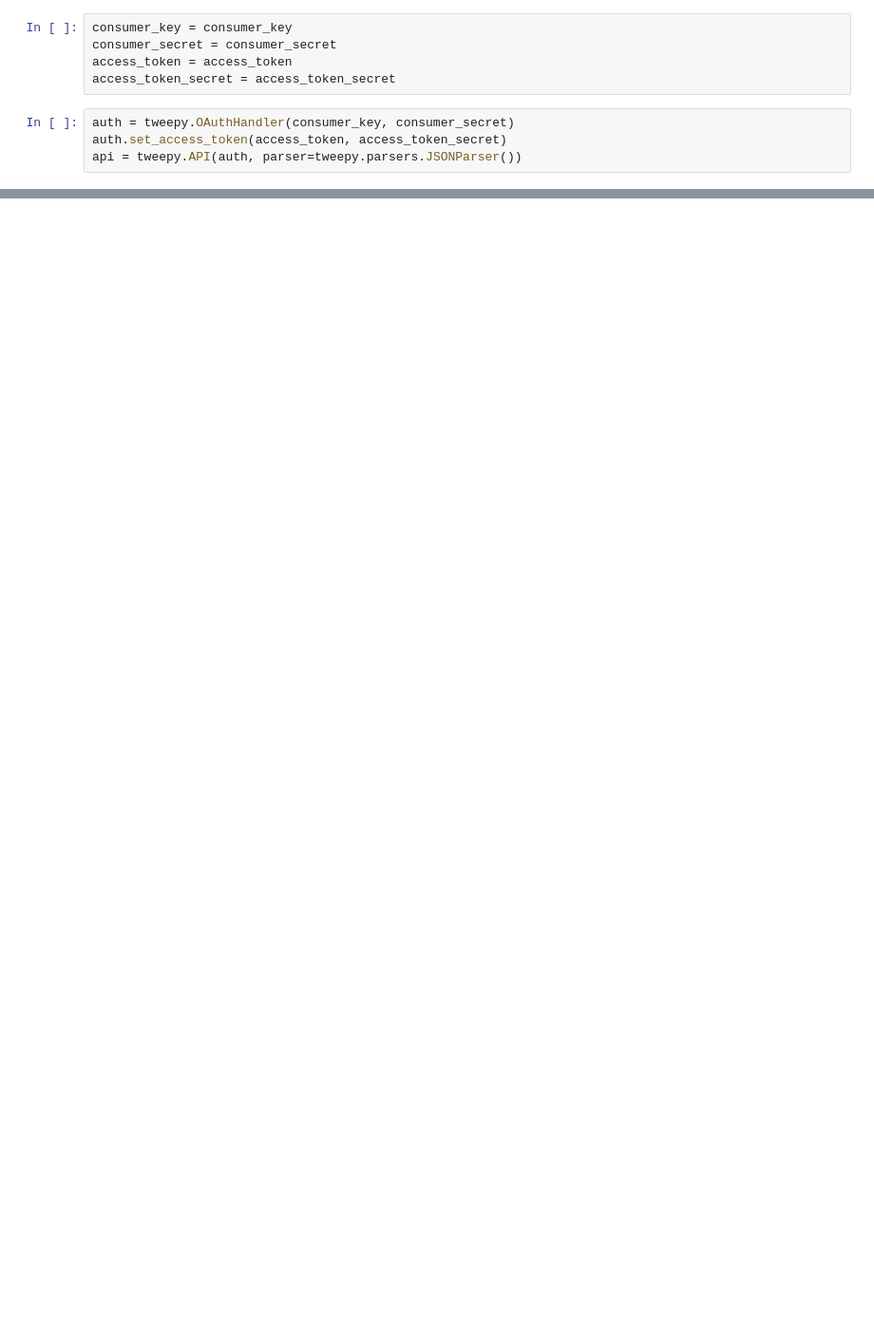
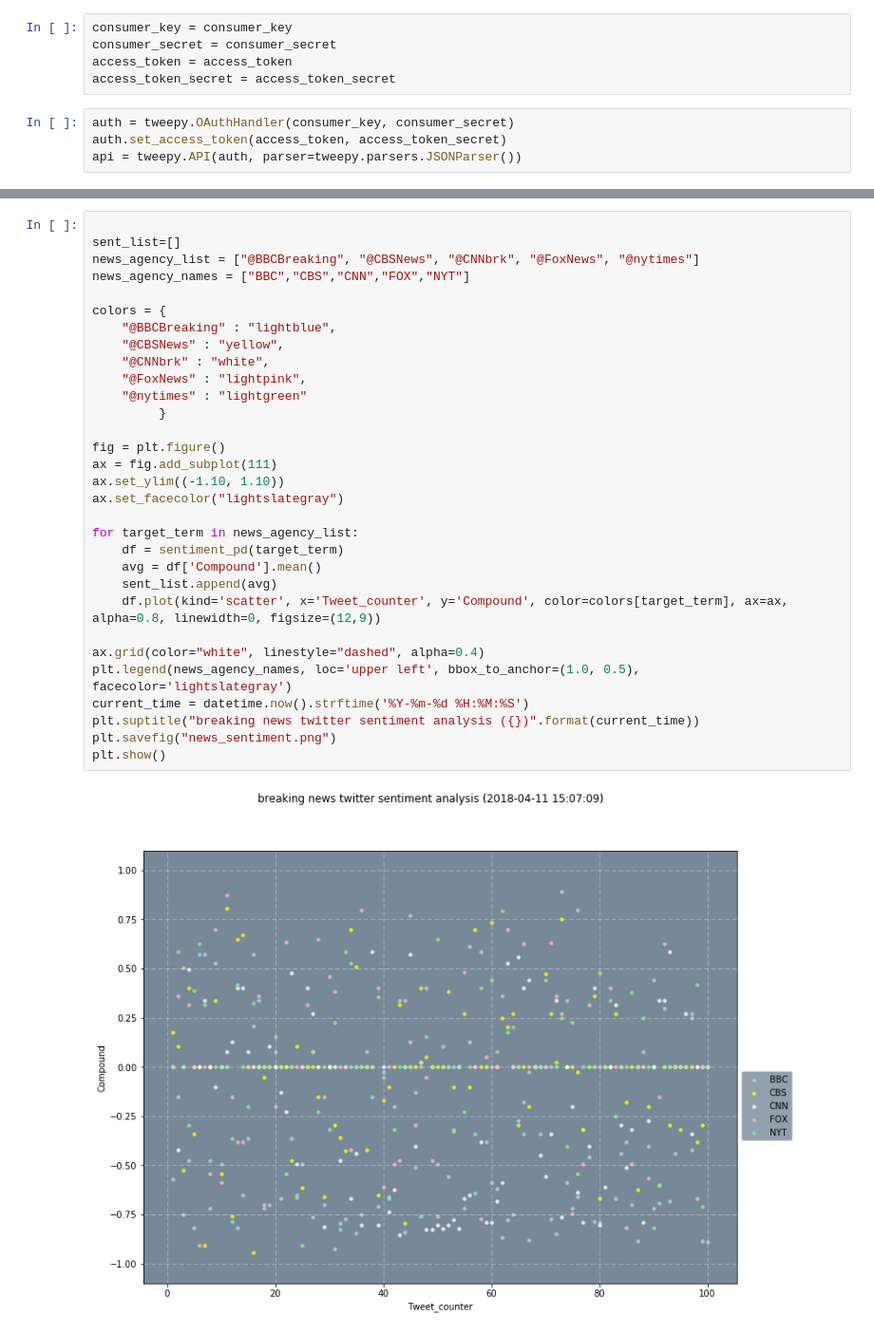
Before and after one commit to jjahn0/social_analytics, a Jupyter notebook: NewsMood/happynews.ipynb, the cells around one changed output, grey strips where cells are left out. Shown at 95% size. Cells and saved outputs as stored; diff of their text form; blank space fills up the shorter version.

```diff
--- a/NewsMood/happynews.ipynb
+++ b/NewsMood/happynews.ipynb
@@ -76,0 +238,33 @@ plt.show()
+# %%
+
+sent_list=[]
+news_agency_list = ["@BBCBreaking", "@CBSNews", "@CNNbrk", "@FoxNews", "@nytimes"]
+news_agency_names = ["BBC","CBS","CNN","FOX","NYT"]
+
+colors = {
+    "@BBCBreaking" : "lightblue",
+    "@CBSNews" : "yellow",
+    "@CNNbrk" : "white",
+    "@FoxNews" : "lightpink",
+    "@nytimes" : "lightgreen"
+         }
+
+fig = plt.figure()
+ax = fig.add_subplot(111)
+ax.set_ylim((-1.10, 1.10))
+ax.set_facecolor("lightslategray")
+
+for target_term in news_agency_list:
+    df = sentiment_pd(target_term)
+    avg = df['Compound'].mean()
+    sent_list.append(avg)
+    df.plot(kind='scatter', x='Tweet_counter', y='Compound', color=colors[target_term], ax=ax, alpha=0.8, linewidth=0, figsize=(12,9))
+
+ax.grid(color="white", linestyle="dashed", alpha=0.4)
+plt.legend(news_agency_names, loc='upper left', bbox_to_anchor=(1.0, 0.5), facecolor='lightslategray')
+current_time = datetime.now().strftime('%Y-%m-%d %H:%M:%S')
+plt.suptitle("breaking news twitter sentiment analysis ({})".format(current_time))
+plt.savefig("news_sentiment.png")
+plt.show()
+# %% [output]
+[figure, added]
```
Also changed, not shown: parts of 19 cells of this notebook, 2 other files.
